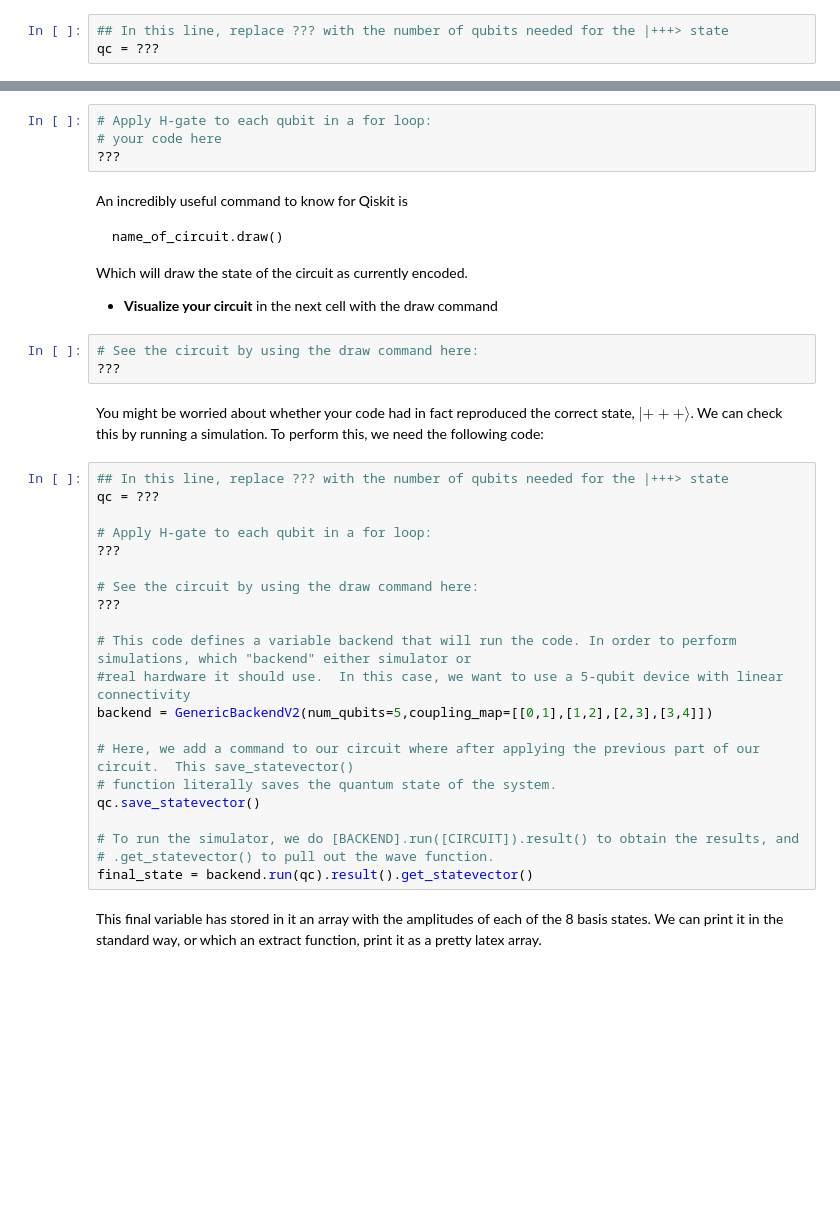
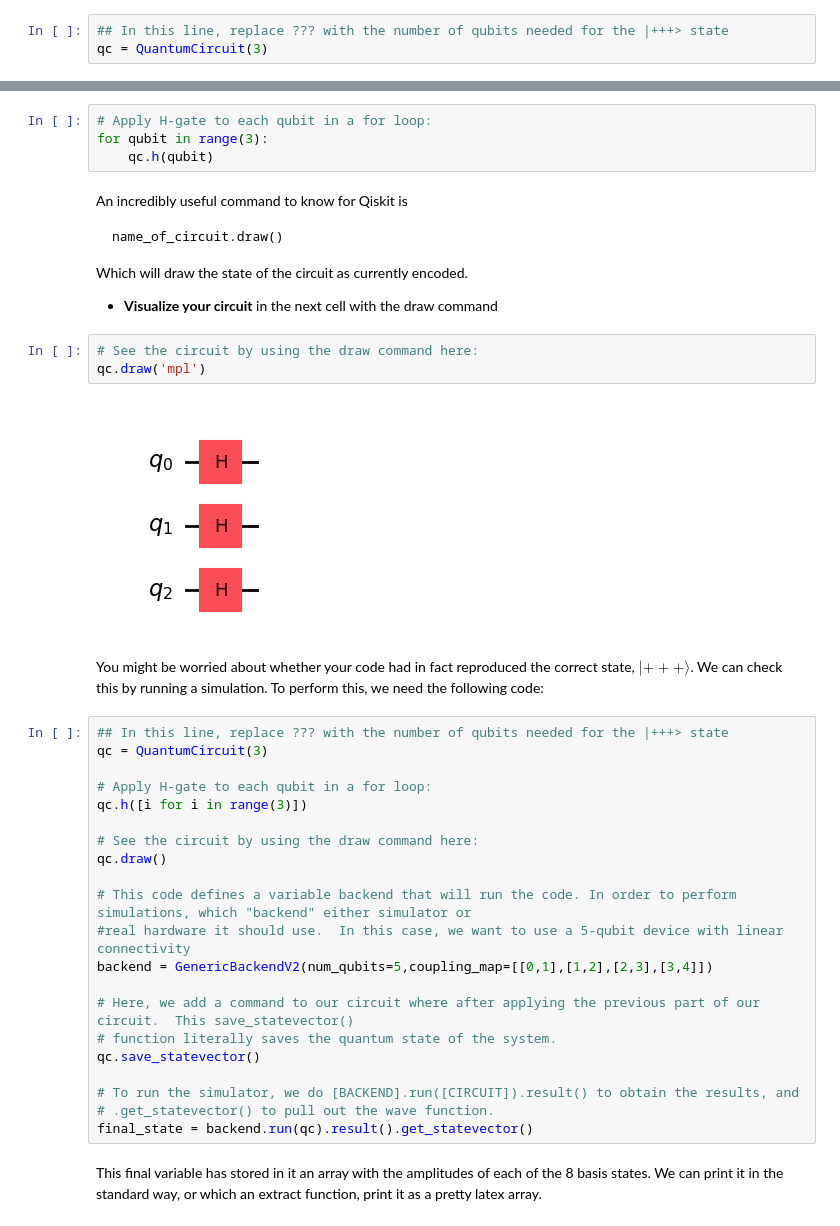
Before and after one commit to hershsingh/qcipu-labs-2026-student, a Jupyter notebook: week-2/08_cnot_and_beyond.ipynb, the cells around one changed output, grey strips where cells are left out. Saved outputs shown, nothing was run; the diff lists cells and outputs as text; blank space fills up the shorter version.

```diff
--- a/week-2/08_cnot_and_beyond.ipynb
+++ b/week-2/08_cnot_and_beyond.ipynb
@@ -76,7 +76,7 @@ The first thing we need to do is initialize a variable that will store the quant
 where n is the number of qubits we wish to use
 # %%
 ## In this line, replace ??? with the number of qubits needed for the |+++> state
-qc = ???
+qc = QuantumCircuit(3)
 # %% [markdown]
 To apply a single qubit gate, the syntax is
 
@@ -95,8 +95,8 @@ To change the $|000\rangle\rightarrow|+++\rangle$ state, we need to apply H to e
 * In the next cell, <b>rewrite this set into a single for loop</b>
 # %%
 # Apply H-gate to each qubit in a for loop:
-# your code here
-???
+for qubit in range(3):
+    qc.h(qubit)
 # %% [markdown]
 An incredibly useful command to know for Qiskit is
 
@@ -107,18 +107,20 @@ Which will draw the state of the circuit as currently encoded.
 * <b>Visualize your circuit</b> in the next cell with the draw command
 # %%
 # See the circuit by using the draw command here:
-???
+qc.draw('mpl')
+# %% [output]
+[figure, added]
 # %% [markdown]
 You might be worried about whether your code had in fact reproduced the correct state, $|+++\rangle$. We can check this by running a simulation.  To perform this, we need the following code:
 # %%
 ## In this line, replace ??? with the number of qubits needed for the |+++> state
-qc = ???
+qc = QuantumCircuit(3)
 
 # Apply H-gate to each qubit in a for loop:
-???
+qc.h([i for i in range(3)])
 
 # See the circuit by using the draw command here:
-???
+qc.draw()
 
 # This code defines a variable backend that will run the code. In order to perform simulations, which "backend" either simulator or
 #real hardware it should use.  In this case, we want to use a 5-qubit device with linear connectivity
```
Also changed, not shown: parts of 10 cells of this notebook, 6 other files.
